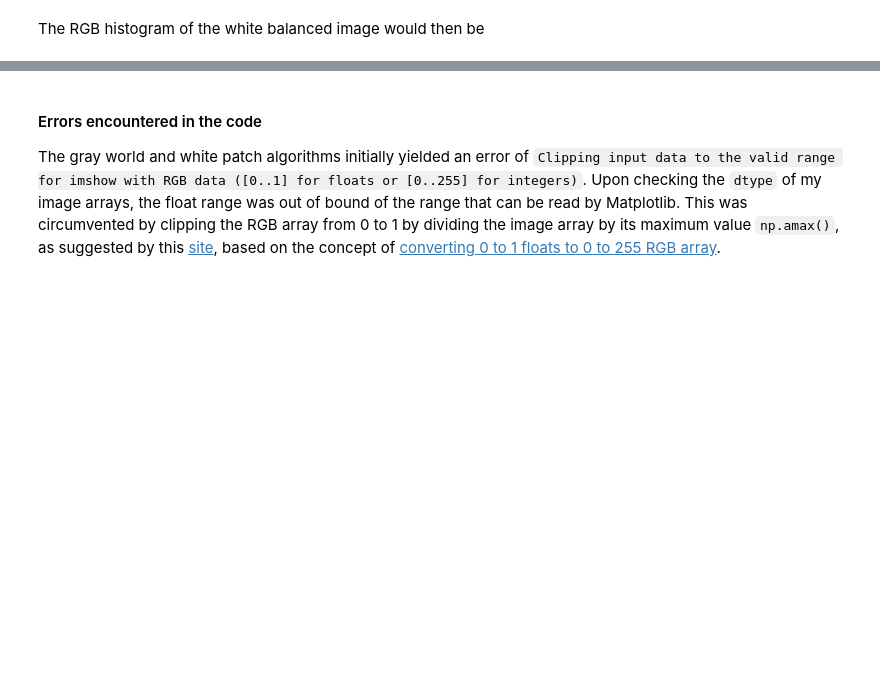
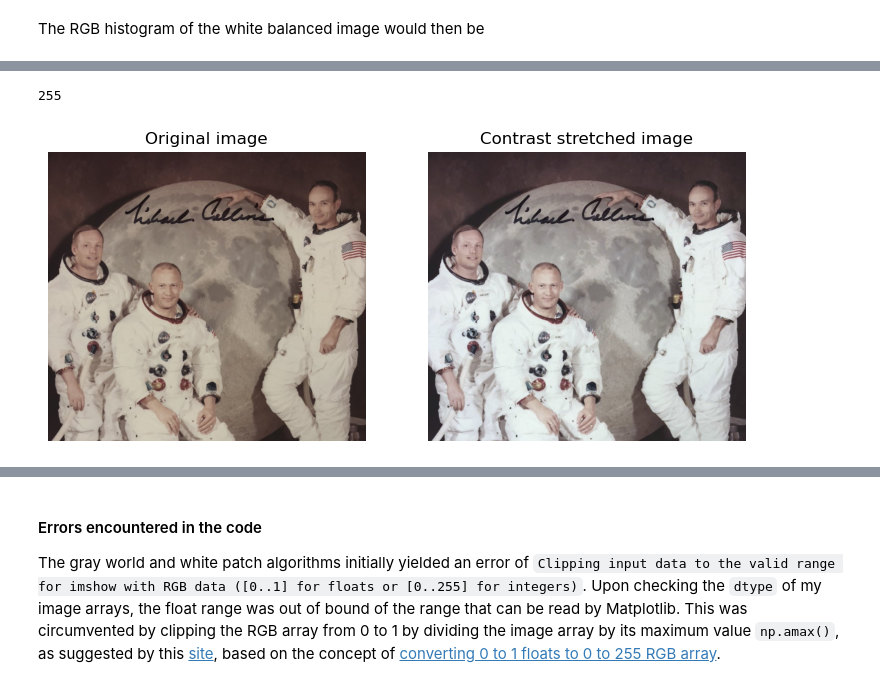
Before and after one commit to npcrmns/App-Physics-157, a Jupyter notebook: [1] Digital Image Formation and Enhancement/Digital Image Formation and Enhancement.ipynb, the cells around one changed output, grey strips where cells are left out. Drawn from its saved outputs; the diff is of its cells as text; code cells hidden in the pictures; blank space fills up the shorter version.

```diff
--- a/[1] Digital Image Formation and Enhancement/Digital Image Formation and Enhancement.ipynb
+++ b/[1] Digital Image Formation and Enhancement/Digital Image Formation and Enhancement.ipynb
@@ -845,0 +853,20 @@ plt.savefig("WPA RGB histogram.png")
+# %%
+newRd, newGn, newBl = apolloimg[:,:,0], apolloimg[:,:,1], apolloimg[:,:,2]
+newRd_restored, newGn_restored, newBl_restored = contrast_stretch(newRd), contrast_stretch(newGn), contrast_stretch(newBl)
+newRGB_restored = np.dstack((newRd_restored, newGn_restored, newBl_restored))
+newRGB_restored *= 255
+newRGB_restored = newRGB_restored.astype(np.uint8)
+plt.imsave("apollo 11 rgb stretched.png", newRGB_restored)
+
+fig, ax = plt.subplots(1, 2, figsize = (9, 6))
+ax[0].imshow(apolloimg)
+ax[0].set_title(r"Original image")
+ax[0].axis("off")
+ax[1].imshow(newRGB_restored)
+ax[1].set_title(r"Contrast stretched image")
+ax[1].axis("off")
+
+newRGB_restored.max()
+# %% [output]
+255
+[figure, added]
```
Also changed, not shown: parts of 5 cells of this notebook, 3 other files.
